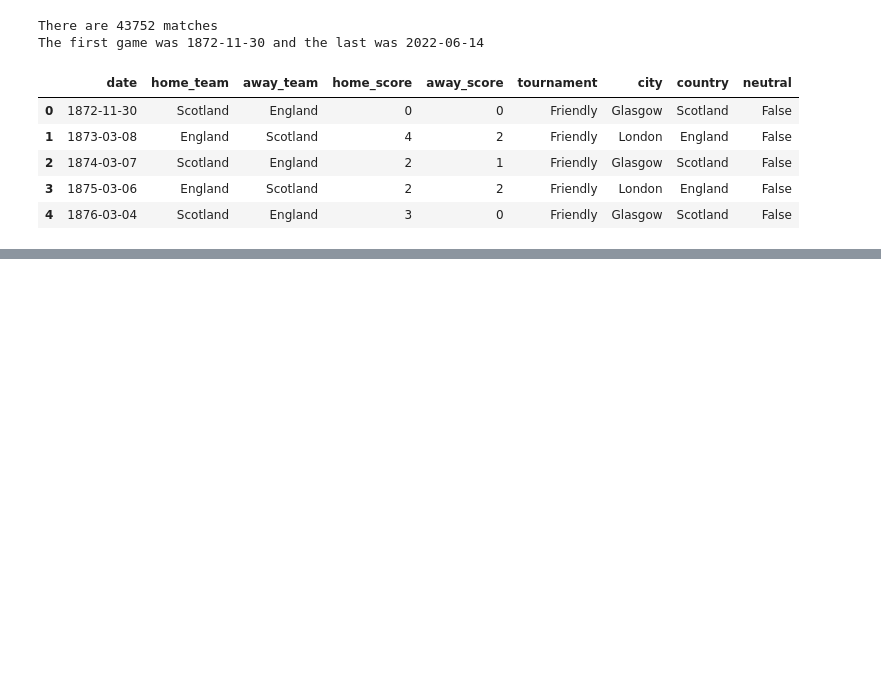
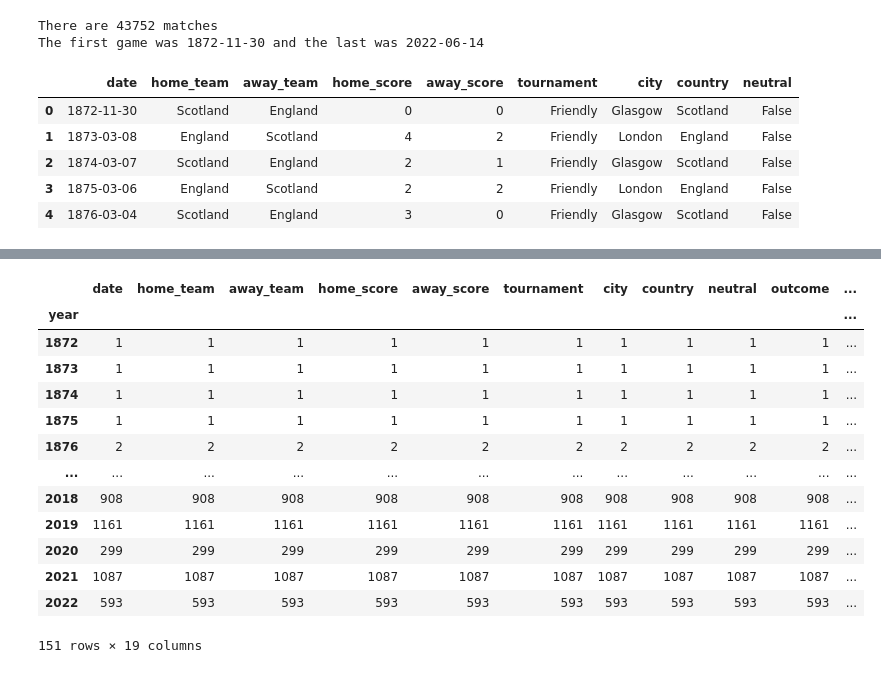
Before and after one commit to samuelca/international-football-results, a Jupyter notebook: exploratory-analysis.ipynb, the cells around one changed output, grey strips where cells are left out. Drawn from its saved outputs; the diff is of its cells as text; code cells hidden in the pictures; blank space fills up the shorter version.

```diff
--- a/exploratory-analysis.ipynb
+++ b/exploratory-analysis.ipynb
@@ -90,6 +115,42 @@ df_results['score_difference'] = df_results.apply(lambda x: abs(x.home_score - x
 # %%
 df_geo_regions = pd.read_csv('data/geographic-regions.csv')
-df_geo_regions.rename(columns = {'Country or Area':'country'}, inplace = True)
+df_geo_regions.fillna('-', inplace = True)
+df_geo_regions.rename(columns = {'Country or Area':'country', 'Region Name':'continent'}, inplace = True)
 
-df_merged = df_results.merge(df_geo_regions, how = 'left', on ='country')
-df_merged[df_merged['Region Name'].isna() == True]['country'].value_counts()
+missing_countries_dict = {
+                            'England':'Europe',
+                            'Scotland':'Europe',
+                            'Wales':'Europe',
+                            'Turkey':'Europe',
+                            'Tanzania':'Africa',
+                            'China PR':'Asia',
+                            'Republic of Ireland':'Europe',
+                            'Iran':'Asia',
+                            'Northern Ireland':'Europe',
+                            'Russia':'Europe',
+                            'Ivory Coast':'Africa',
+                            'Yugoslavia':'Europe',
+                            'Hong Kong':'Asia',
+                            'Bolivia':'America',
+                            'Czechoslovakia':'Europe',
+                            'Venezuela':'America',
+                            'Soviet Union':'Europe',
+                            'Czech Republic':'Europe',
+                            'Vietnam':'Asia',
+                            'German DR':'Europe',
+                            'Syria':'Asia',
+                            'Malaya':'Asia',
+                            'Moldova':'Europe',
+                            'DR Congo':'Africa',
+                            'Cape Verde':'Africa',
+                            'Netherlands Antilles':'America',
+                            'Vietnam Republic':'Asia',
+                            'Zaïre':'Africa',
+                            'Taiwan':'Asia',
+                            'Laos':'Asia'
+}
+
+df_merged = df_results.merge(df_geo_regions[['country','continent']], how = 'left', on ='country')
+df_merged['continent'] = df_merged['continent'].fillna('-')
+df_merged['continent'] = df_merged.apply(lambda x: missing_countries_dict.get(x.country, "not found") if x.continent == '-' else x.continent, axis=1 )
+#df_merged[df_merged['Region Name'].isna() == True]['country'].value_counts().head(50)
@@ -109 +176,19 @@ Name: country, Length: 72, dtype: int64
+# %%
+# Count how many different teams played international matches in each year
+df_merged.groupby(by = 'year').count()['teams_envolved']
+# %% [output]
+|  | date | home_team | away_team | home_score | away_score | tournament | city | country | neutral | outcome | ... |
+| year |  |  |  |  |  |  |  |  |  |  | ... |
+| 1872 | 1 | 1 | 1 | 1 | 1 | 1 | 1 | 1 | 1 | 1 | ... |
+| 1873 | 1 | 1 | 1 | 1 | 1 | 1 | 1 | 1 | 1 | 1 | ... |
+| 1874 | 1 | 1 | 1 | 1 | 1 | 1 | 1 | 1 | 1 | 1 | ... |
+| 1875 | 1 | 1 | 1 | 1 | 1 | 1 | 1 | 1 | 1 | 1 | ... |
+| 1876 | 2 | 2 | 2 | 2 | 2 | 2 | 2 | 2 | 2 | 2 | ... |
+| ... | ... | ... | ... | ... | ... | ... | ... | ... | ... | ... | ... |
+| 2018 | 908 | 908 | 908 | 908 | 908 | 908 | 908 | 908 | 908 | 908 | ... |
+| 2019 | 1161 | 1161 | 1161 | 1161 | 1161 | 1161 | 1161 | 1161 | 1161 | 1161 | ... |
+| 2020 | 299 | 299 | 299 | 299 | 299 | 299 | 299 | 299 | 299 | 299 | ... |
+| 2021 | 1087 | 1087 | 1087 | 1087 | 1087 | 1087 | 1087 | 1087 | 1087 | 1087 | ... |
+| 2022 | 593 | 593 | 593 | 593 | 593 | 593 | 593 | 593 | 593 | 593 | ... |
+151 rows × 19 columns
 # %%
```
Also changed, not shown: parts of 7 cells of this notebook.
